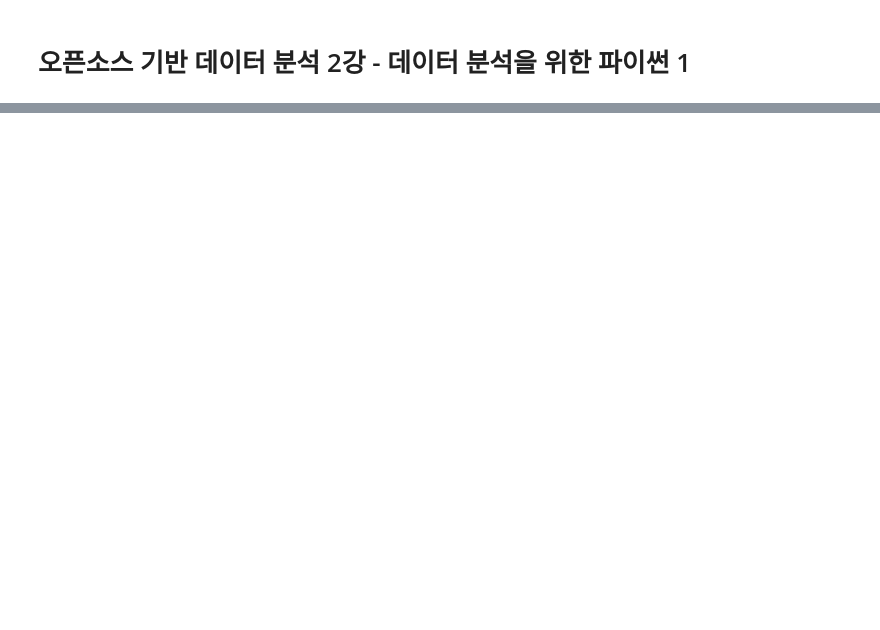
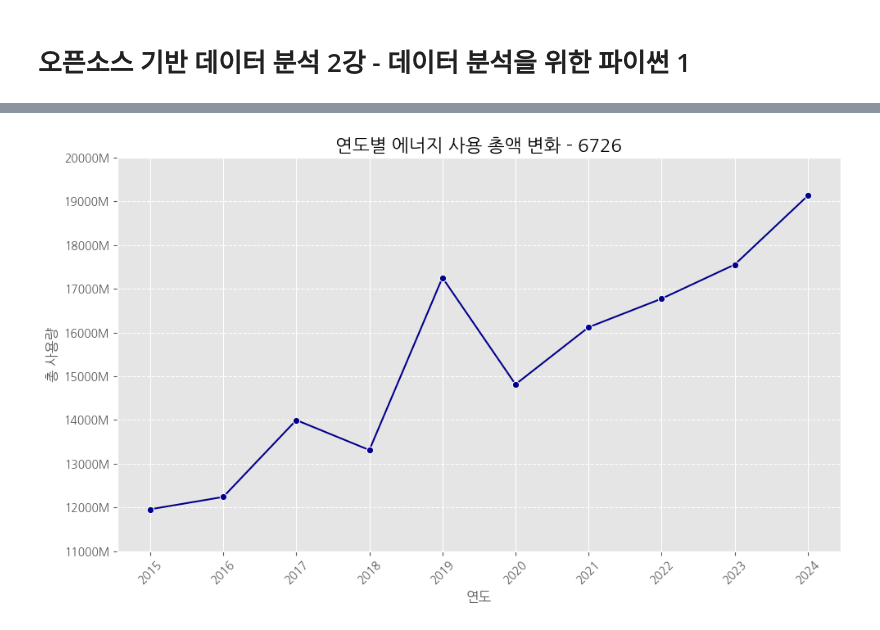
Before and after one commit to ssnkim1/Data-Analysis-with-Open-Source, a Jupyter notebook: 오픈소스_데이터_분석_2강.ipynb, the cells around one changed output, grey strips where cells are left out. Drawn from its saved outputs; the diff is of its cells as text; code cells hidden in the pictures; blank space fills up the shorter version.

```diff
--- a/오픈소스_데이터_분석_2강.ipynb
+++ b/오픈소스_데이터_분석_2강.ipynb
@@ -209,0 +215,72 @@ print(data)
+# %%
+import matplotlib.pyplot as plt
+import seaborn as sns
+import pandas as pd
+
+# --- 1. 폰트 및 스타일 설정 ---
+# 폰트 설정 (NanumGothic 설치 및 런타임 재시작이 완료되었다고 가정)
+plt.rc('font', family='NanumGothic') # 나눔 고딕 폰트 지정
+plt.rcParams['axes.unicode_minus'] = False # 마이너스 폰트 깨짐 방지
+plt.style.use('ggplot') # 그래프 스타일 설정
+
+# 문제 1과 문제 2의 성공적인 실행으로 'df' DataFrame이 준비되었음을 가정합니다.
+
+if 'df' in locals() or 'df' in globals():
+
+    # ----------------------------------------------------------------------
+    # 2. 연도별 총 사용량 집계
+    #    모든 에너지 사용량 컬럼을 합산하여 '총_사용량' 컬럼 생성
+    # ----------------------------------------------------------------------
+
+    # 분석에 사용할 사용량 컬럼 리스트 정의 (문제 2-1에서 정의된 이름 사용)
+    usage_cols = ['전기_사용량', '가스_사용량', '수도_사용량', '지역난방_사용량']
+
+    # 필수 컬럼 존재 여부 확인
+    if not all(col in df.columns for col in usage_cols):
+        print("\n오류: 모든 에너지 사용량 컬럼 (전기, 가스, 수도, 지역난방)이 DataFrame에 없습니다. 문제 2-1을 다시 확인해 주세요.")
+    else:
+        # 각 행의 모든 에너지 사용량을 합산하여 '총_사용량' 컬럼 생성
+        # 결측값(NaN)은 합산 시 제외됩니다 (skipna=True가 기본값).
+        df['총_사용량'] = df[usage_cols].sum(axis=1)
+
+        # 연도별 총 사용량 합계 집계
+        df_yearly_total = df.groupby('YEAR')['총_사용량'].sum().reset_index()
+
+        # 3. 선 그래프 시각화
+        plt.figure(figsize=(10, 6))
+        sns.lineplot(
+            data=df_yearly_total,
+            x='YEAR',
+            y='총_사용량',
+            marker='o',
+            linestyle='-',
+            color='darkblue'
+        )
+
+        # 4. 그래프 제목 및 레이블 설정 (학번 뒤 4자리 6726 포함)
+        plt.title("연도별 에너지 사용 총액 변화 - 6726", fontsize=16)
+        plt.xlabel("연도", fontsize=12)
+        plt.ylabel("총 사용량", fontsize=12)
+        plt.xticks(df_yearly_total['YEAR'].unique(), rotation=45) # 모든 연도 표시
+        plt.grid(axis='y', linestyle='--')
+
+        # 5. Y축 포맷 변경: 'M' (백만) 단위로 표시
+        plt.ticklabel_format(style='plain', axis='y')
+        current_values = plt.gca().get_yticks()
+
+        # 경고 메시지 제거를 위한 수정: 현재 눈금 위치를 고정합니다.
+        plt.gca().set_yticks(current_values)
+
+        # y축 값을 'M' 단위로 표시하여 간결하게 만듭니다.
+        plt.gca().set_yticklabels([f'{int(x/1000000)}M' for x in current_values])
+
+
+        # 6. 그래프 저장 및 출력
+        plt.tight_layout()
+        plt.savefig('연도별_에너지_총사용량_변화_6726.png')
+        plt.show()
+
+else:
+    print("오류: 'df' DataFrame이 정의되지 않았습니다. 문제 1, 2의 코드를 먼저 실행해 주세요.")
+# %% [output]
+[figure, added]
```
Also changed, not shown: parts of 28 cells of this notebook.
